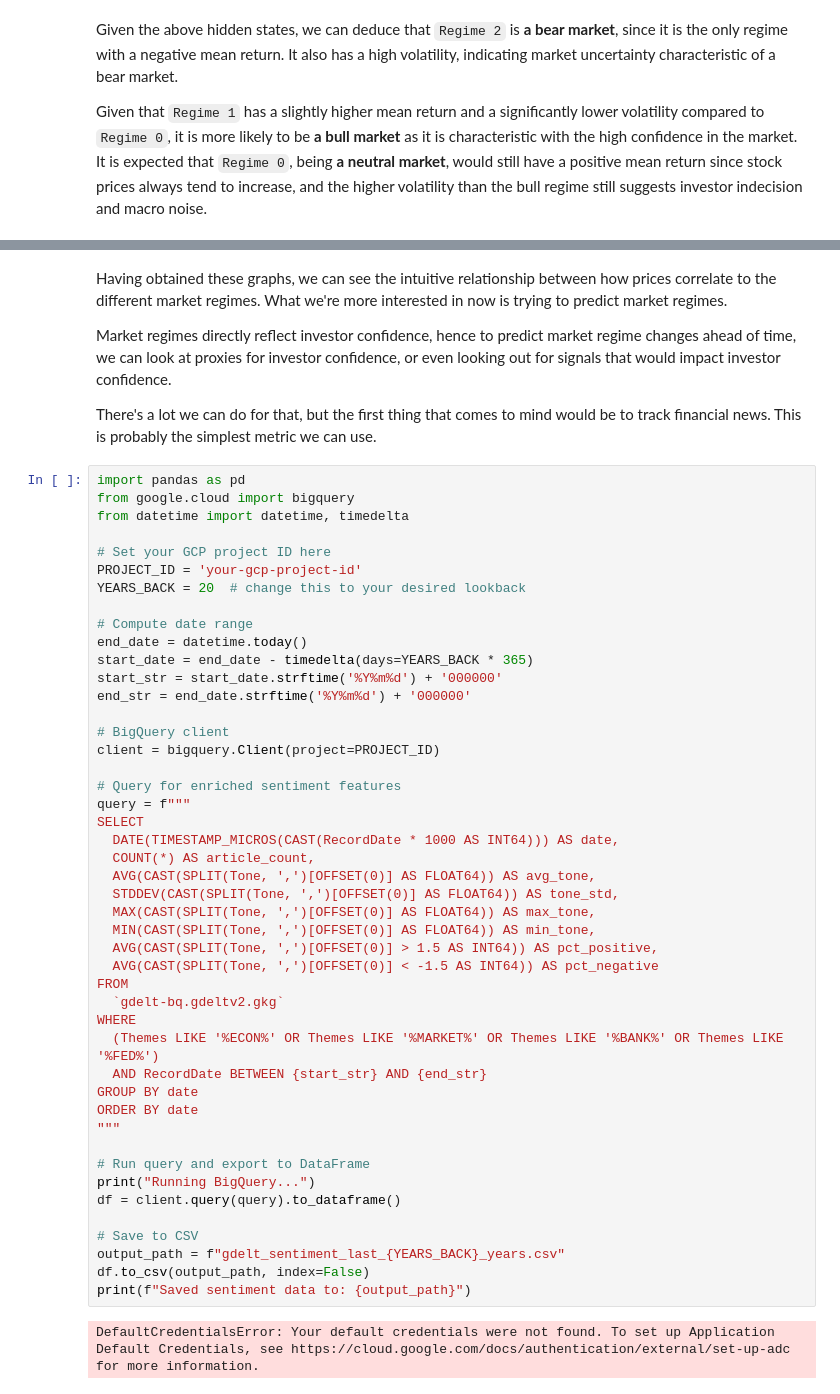
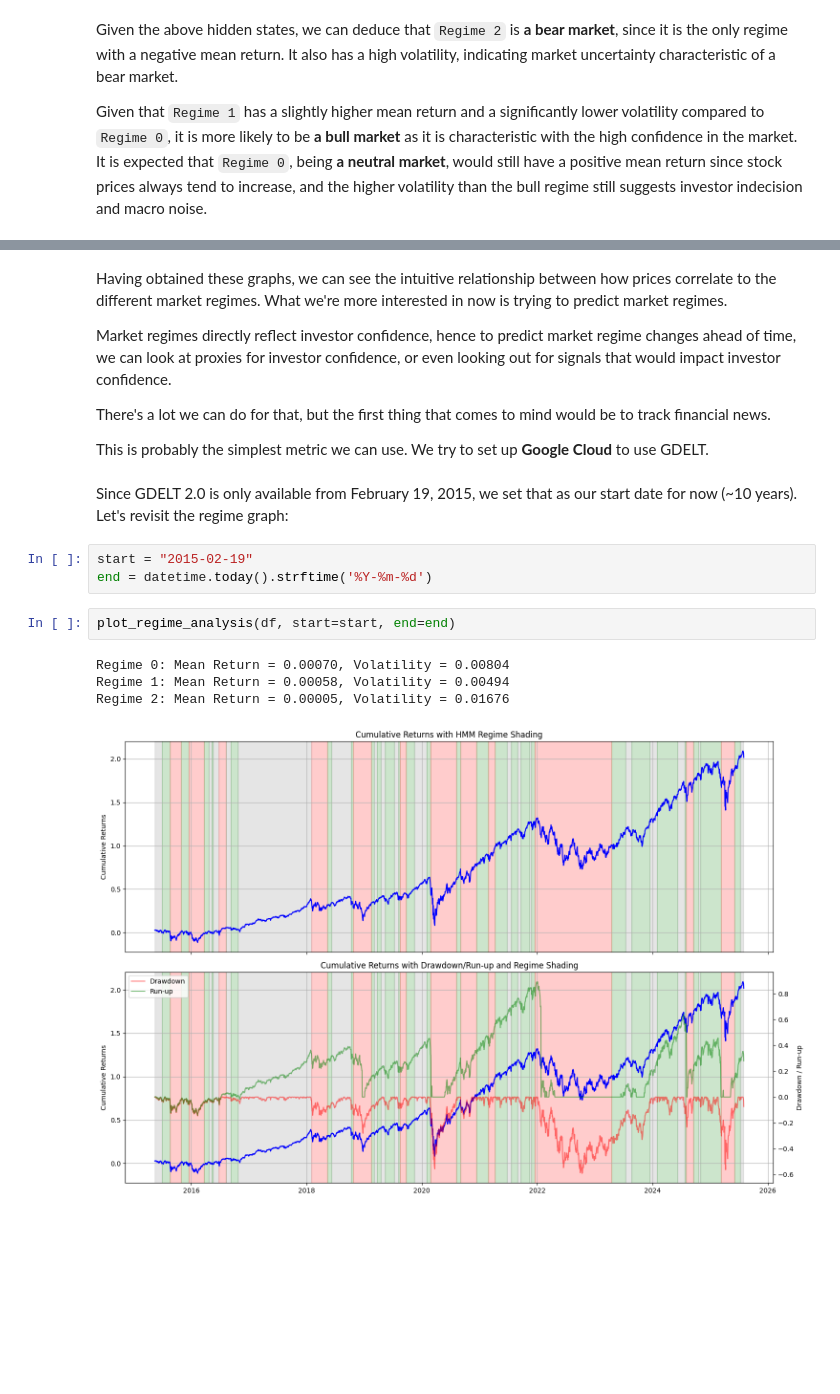
Before and after one commit to snatzehua/c-finance, a Jupyter notebook: intro1.ipynb, the cells around one changed output, grey strips where cells are left out. Cells and saved outputs as stored; diff of their text form; blank space fills up the shorter version.

```diff
--- a/intro1.ipynb
+++ b/intro1.ipynb
@@ -233,52 +367,18 @@ Having obtained these graphs, we can see the intuitive relationship between how
 
 Market regimes directly reflect investor confidence, hence to predict market regime changes ahead of time, we can look at proxies for investor confidence, or even looking out for signals that would impact investor confidence.
 
-There's a lot we can do for that, but the first thing that comes to mind would be to track financial news. This is probably the simplest metric we can use.
+There's a lot we can do for that, but the first thing that comes to mind would be to track financial news.
+
+This is probably the simplest metric we can use. We try to set up **Google Cloud** to use GDELT.
-# %%
-import pandas as pd
-from google.cloud import bigquery
-from datetime import datetime, timedelta
-
-# Set your GCP project ID here
-PROJECT_ID = 'your-gcp-project-id'
-YEARS_BACK = 20  # change this to your desired lookback
-
-# Compute date range
-end_date = datetime.today()
-start_date = end_date - timedelta(days=YEARS_BACK * 365)
-start_str = start_date.strftime('%Y%m%d') + '000000'
-end_str = end_date.strftime('%Y%m%d') + '000000'
-
-# BigQuery client
-client = bigquery.Client(project=PROJECT_ID)
-
-# Query for enriched sentiment features
-query = f"""
-SELECT
-  DATE(TIMESTAMP_MICROS(CAST(RecordDate * 1000 AS INT64))) AS date,
-  COUNT(*) AS article_count,
-  AVG(CAST(SPLIT(Tone, ',')[OFFSET(0)] AS FLOAT64)) AS avg_tone,
-  STDDEV(CAST(SPLIT(Tone, ',')[OFFSET(0)] AS FLOAT64)) AS tone_std,
-  MAX(CAST(SPLIT(Tone, ',')[OFFSET(0)] AS FLOAT64)) AS max_tone,
-  MIN(CAST(SPLIT(Tone, ',')[OFFSET(0)] AS FLOAT64)) AS min_tone,
-  AVG(CAST(SPLIT(Tone, ',')[OFFSET(0)] > 1.5 AS INT64)) AS pct_positive,
-  AVG(CAST(SPLIT(Tone, ',')[OFFSET(0)] < -1.5 AS INT64)) AS pct_negative
-FROM
-  `gdelt-bq.gdeltv2.gkg`
-WHERE
-  (Themes LIKE '%ECON%' OR Themes LIKE '%MARKET%' OR Themes LIKE '%BANK%' OR Themes LIKE '%FED%')
-  AND RecordDate BETWEEN {start_str} AND {end_str}
-GROUP BY date
-ORDER BY date
-"""
-
-# Run query and export to DataFrame
-print("Running BigQuery...")
-df = client.query(query).to_dataframe()
-
-# Save to CSV
-output_path = f"gdelt_sentiment_last_{YEARS_BACK}_years.csv"
-df.to_csv(output_path, index=False)
-print(f"Saved sentiment data to: {output_path}")
-# %% [output]
-DefaultCredentialsError: Your default credentials were not found. To set up Application Default Credentials, see https://cloud.google.com/docs/authentication/external/set-up-adc for more information.
+# %% [markdown]
+Since GDELT 2.0 is only available from February 19, 2015, we set that as our start date for now (~10 years). Let's revisit the regime graph:
+# %%
+start = "2015-02-19"
+end = datetime.today().strftime('%Y-%m-%d')
+# %%
+plot_regime_analysis(df, start=start, end=end)
+# %% [output]
+Regime 0: Mean Return = 0.00070, Volatility = 0.00804
+Regime 1: Mean Return = 0.00058, Volatility = 0.00494
+Regime 2: Mean Return = 0.00005, Volatility = 0.01676
+[figure, added]
```
Also changed, not shown: parts of 34 cells of this notebook, 2 other files.
